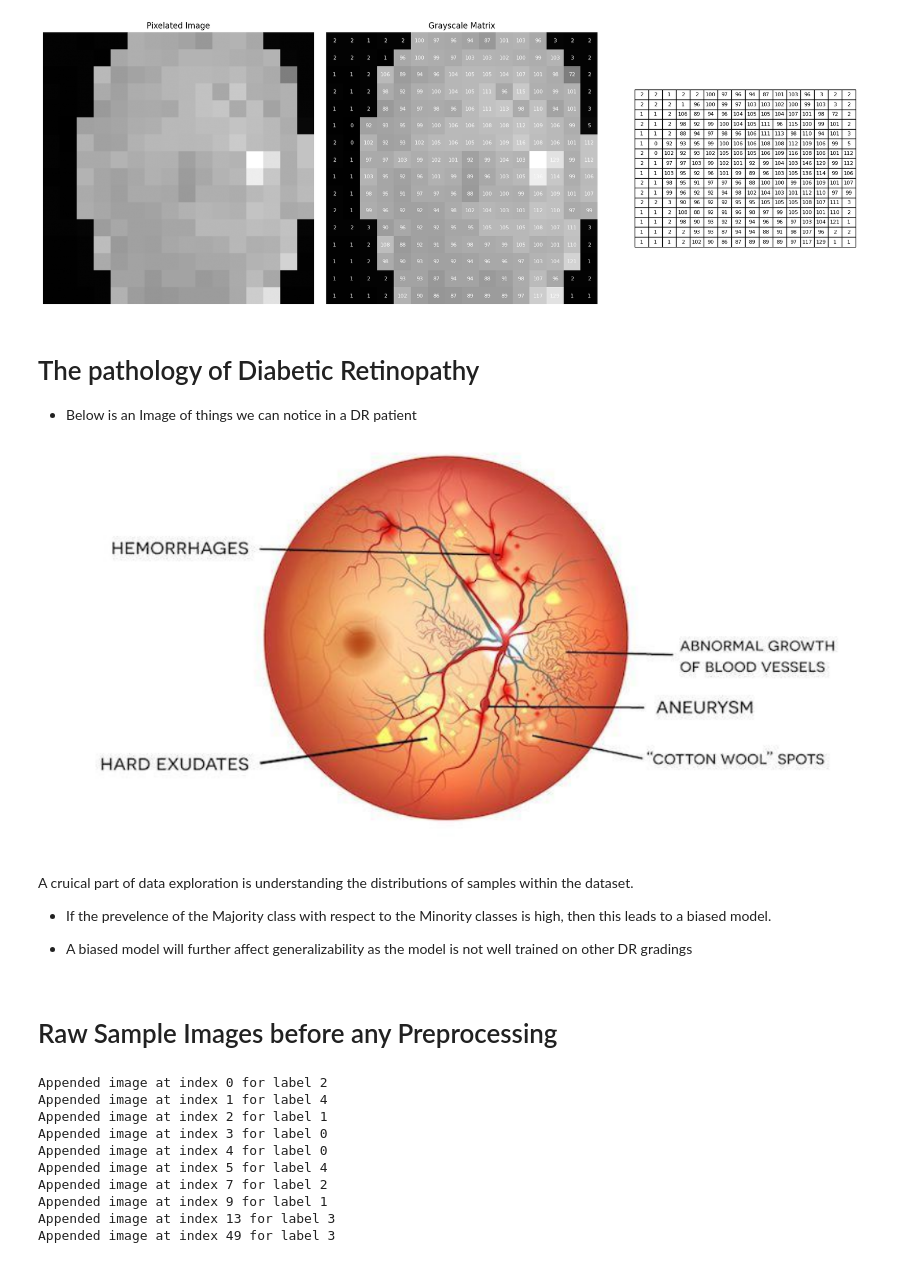
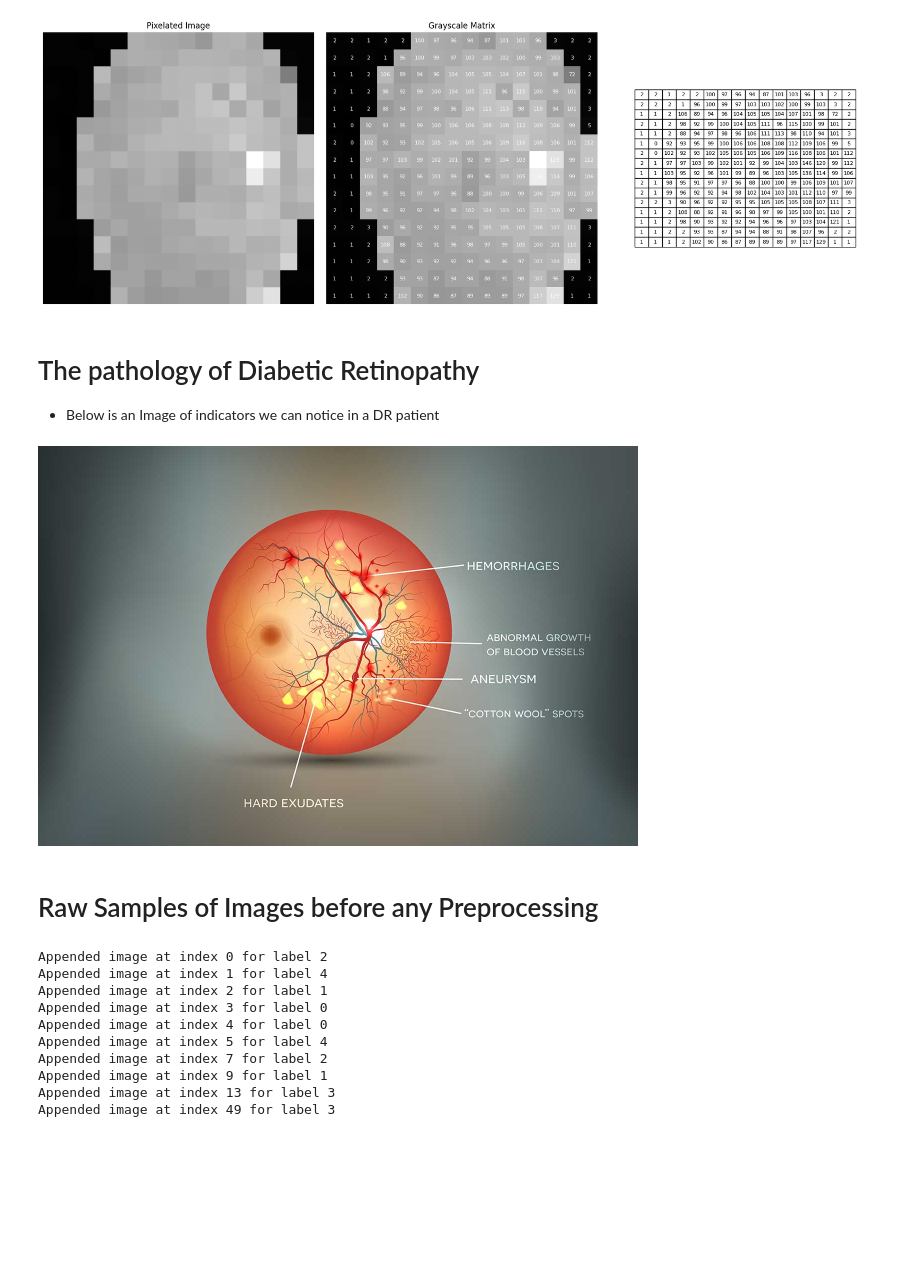
Before and after one commit to Ajama0/Diabetic-Retinopathy-Detection, a Jupyter notebook: Notebooks/data_exploration.ipynb, the cells around one changed output. Saved outputs shown, nothing was run; the diff lists cells and outputs as text; code cells hidden in the pictures; blank space fills up the shorter version.

```diff
--- a/Notebooks/data_exploration.ipynb
+++ b/Notebooks/data_exploration.ipynb
@@ -210,17 +211,16 @@ plt.show()
 # %% [markdown]
 
 # The pathology of Diabetic Retinopathy
-- Below is an Image of things we can notice in a DR patient
-
-![image.png](attachment:image.png)
+- Below is an Image of indicators we can notice in a DR patient
-# %% [markdown]
-A cruical part of data exploration is understanding the distributions of samples within the dataset.
-
-- If the prevelence of the Majority class with respect to the Minority classes is high, then this leads to a biased model.
-
-- A biased model will further affect generalizability as the model is not well trained on other DR gradings
+# %%
+diagram_path = r"C:\Users\Abasj\OneDrive\Documents\Diabetic Retinopathy\Scripts\Medivision-9.Diabetic-Retinopathy.jpg"
+
+# Display the image
+display(Image(filename=diagram_path, width=600))
+# %% [output]
+[figure, added]
 # %% [markdown]
-# Raw Sample Images before any Preprocessing
+# Raw Samples of Images before any Preprocessing
 # %%
 #show some samples with their labels
 #iterate through the samples
```
Also changed, not shown: parts of 5 cells of this notebook, 2 other files.
